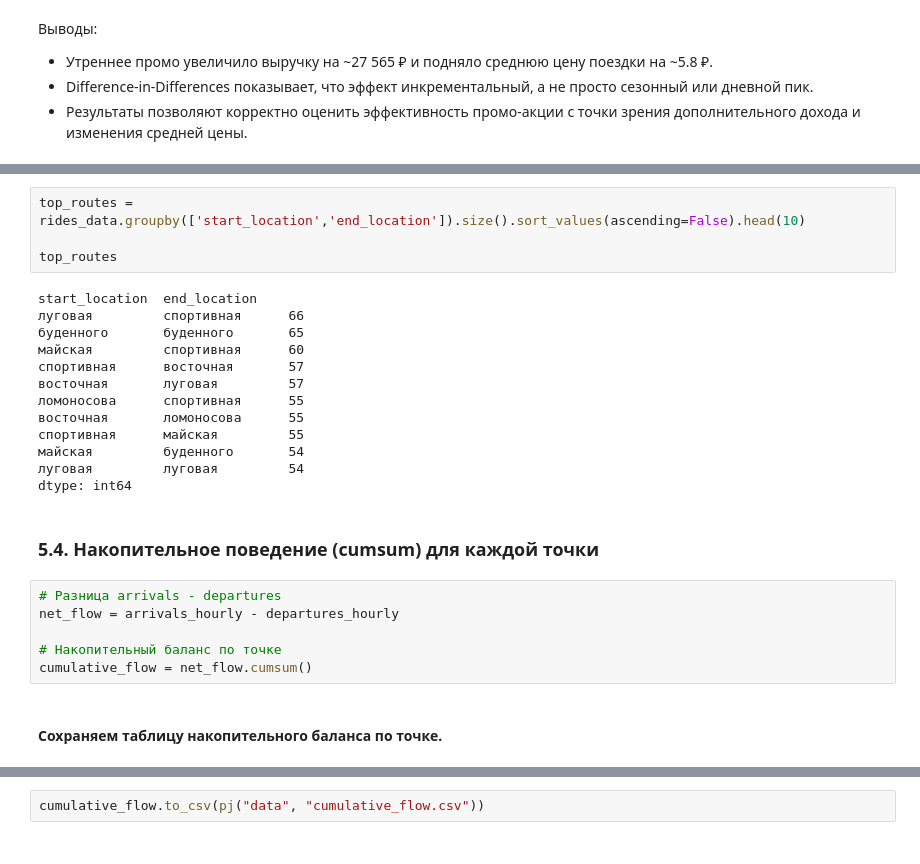
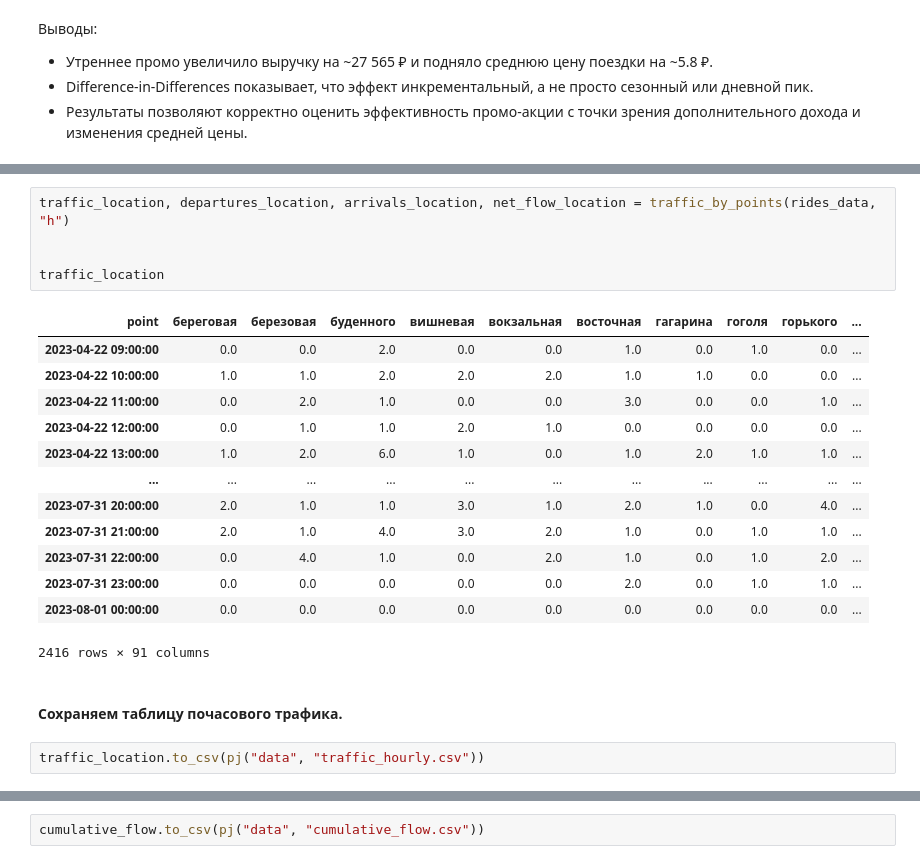
Before and after one commit to fIIame/scooter_sharing_analysis, a Jupyter notebook: notebooks/EDA.ipynb, the cells around one changed output, grey strips where cells are left out. Cells and saved outputs as stored; diff of their text form.

```diff
--- a/notebooks/EDA.ipynb
+++ b/notebooks/EDA.ipynb
@@ -408,27 +358,23 @@ for i, (point, count) in enumerate(top_points.items(), 1):
-# %%
-top_routes = rides_data.groupby(['start_location','end_location']).size().sort_values(ascending=False).head(10)
-
-top_routes
-# %% [output]
-start_location  end_location
-луговая         спортивная      66
-буденного       буденного       65
-майская         спортивная      60
-спортивная      восточная       57
-восточная       луговая         57
-ломоносова      спортивная      55
-восточная       ломоносова      55
-спортивная      майская         55
-майская         буденного       54
-луговая         луговая         54
-dtype: int64
-# %% [markdown]
-### 5.4. Накопительное поведение (cumsum) для каждой точки
-# %%
-# Разница arrivals - departures
-net_flow = arrivals_hourly - departures_hourly
-
-# Накопительный баланс по точке
-cumulative_flow = net_flow.cumsum()
-# %% [markdown]
-#### Сохраняем таблицу накопительного баланса по точке.
+# %%
+traffic_location, departures_location, arrivals_location, net_flow_location = traffic_by_points(rides_data, "h")
+
+
+traffic_location
+# %% [output]
+| point | береговая | березовая | буденного | вишневая | вокзальная | восточная | гагарина | гоголя | горького | ... |
+| 2023-04-22 09:00:00 | 0.0 | 0.0 | 2.0 | 0.0 | 0.0 | 1.0 | 0.0 | 1.0 | 0.0 | ... |
+| 2023-04-22 10:00:00 | 1.0 | 1.0 | 2.0 | 2.0 | 2.0 | 1.0 | 1.0 | 0.0 | 0.0 | ... |
+| 2023-04-22 11:00:00 | 0.0 | 2.0 | 1.0 | 0.0 | 0.0 | 3.0 | 0.0 | 0.0 | 1.0 | ... |
+| 2023-04-22 12:00:00 | 0.0 | 1.0 | 1.0 | 2.0 | 1.0 | 0.0 | 0.0 | 0.0 | 0.0 | ... |
+| 2023-04-22 13:00:00 | 1.0 | 2.0 | 6.0 | 1.0 | 0.0 | 1.0 | 2.0 | 1.0 | 1.0 | ... |
+| ... | ... | ... | ... | ... | ... | ... | ... | ... | ... | ... |
+| 2023-07-31 20:00:00 | 2.0 | 1.0 | 1.0 | 3.0 | 1.0 | 2.0 | 1.0 | 0.0 | 4.0 | ... |
+| 2023-07-31 21:00:00 | 2.0 | 1.0 | 4.0 | 3.0 | 2.0 | 1.0 | 0.0 | 1.0 | 1.0 | ... |
+| 2023-07-31 22:00:00 | 0.0 | 4.0 | 1.0 | 0.0 | 2.0 | 1.0 | 0.0 | 1.0 | 2.0 | ... |
+| 2023-07-31 23:00:00 | 0.0 | 0.0 | 0.0 | 0.0 | 0.0 | 2.0 | 0.0 | 1.0 | 1.0 | ... |
+| 2023-08-01 00:00:00 | 0.0 | 0.0 | 0.0 | 0.0 | 0.0 | 0.0 | 0.0 | 0.0 | 0.0 | ... |
+2416 rows × 91 columns
+# %% [markdown]
+#### Сохраняем таблицу почасового трафика.
+# %%
+traffic_location.to_csv(pj("data", "traffic_hourly.csv"))
```
Also changed, not shown: parts of 27 cells of this notebook, 2 other files.
